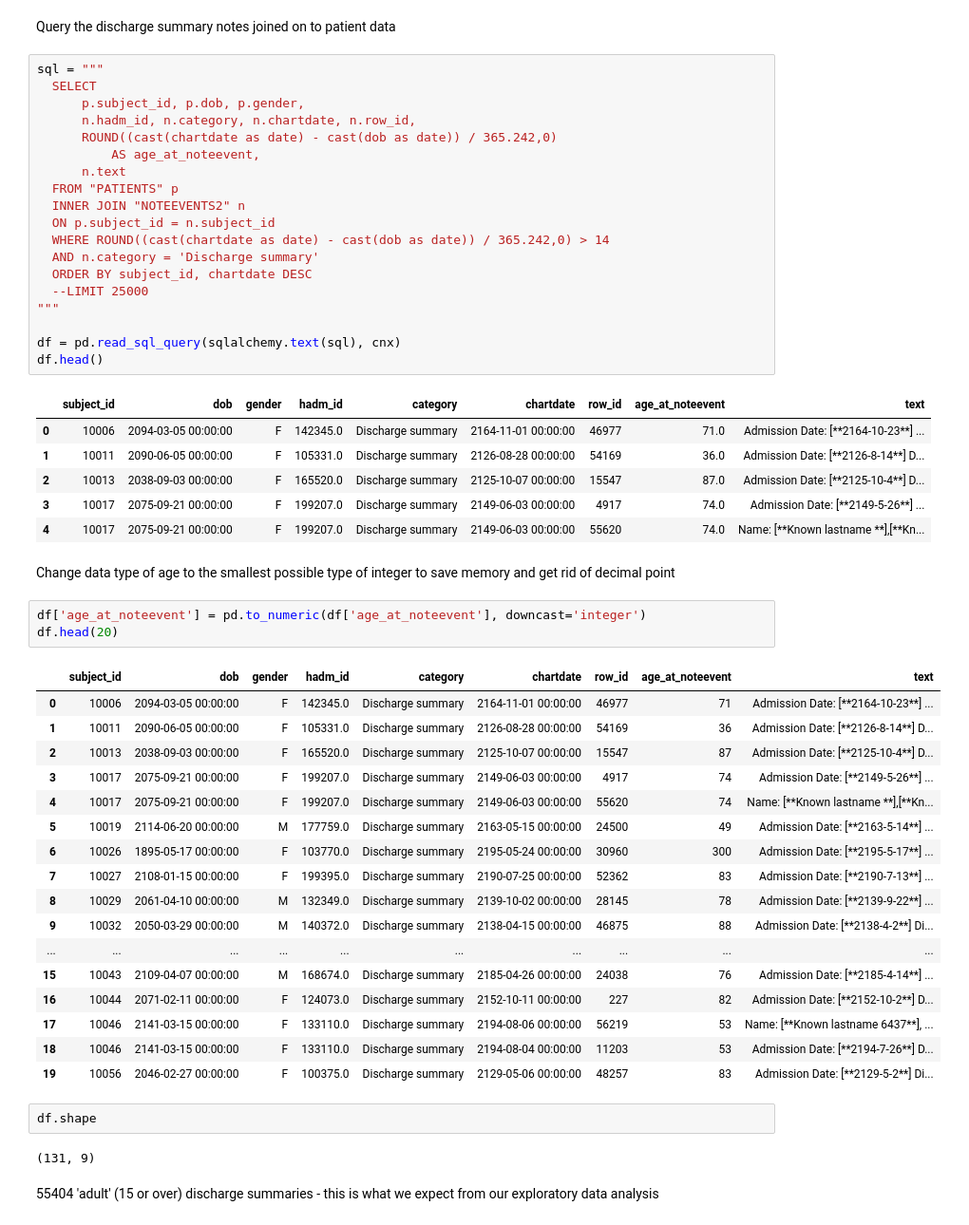
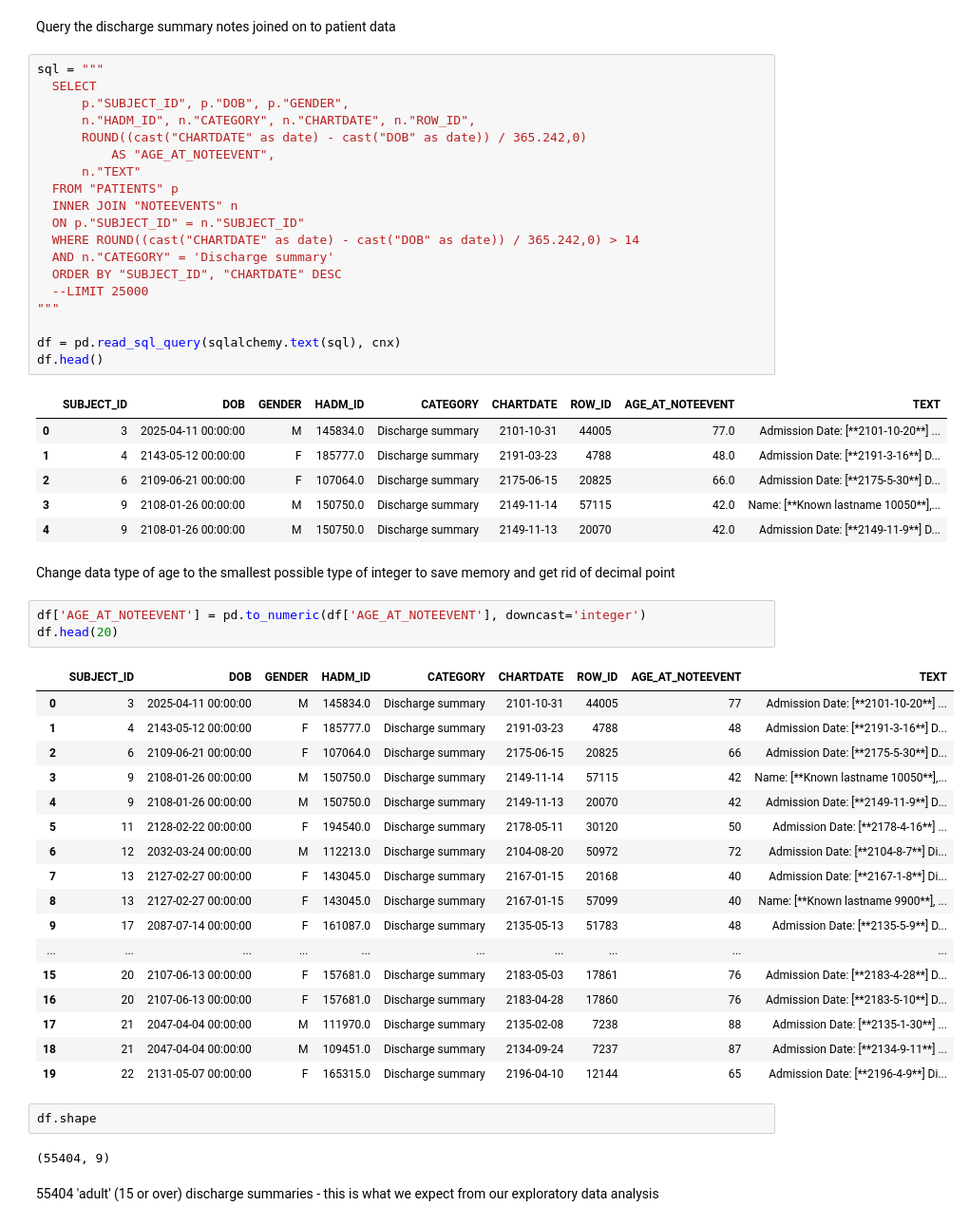
Before and after one commit to nehalb123/SyntheticMedicalDataGeneration, a Jupyter notebook: pre-process files/03_preprocess_discharge_summaries.ipynb, the cells around one changed output. Shown: that part at 95% size. Saved outputs shown, nothing was run; the diff lists cells and outputs as text.

```diff
--- a/pre-process files/03_preprocess_discharge_summaries.ipynb
+++ b/pre-process files/03_preprocess_discharge_summaries.ipynb
@@ -75,56 +77,56 @@ Query the discharge summary notes joined on to patient data
 # %%
 sql = """
   SELECT
-      p.subject_id, p.dob, p.gender,
-      n.hadm_id, n.category, n.chartdate, n.row_id,
-      ROUND((cast(chartdate as date) - cast(dob as date)) / 365.242,0)
-          AS age_at_noteevent,
-      n.text
+      p."SUBJECT_ID", p."DOB", p."GENDER",
+      n."HADM_ID", n."CATEGORY", n."CHARTDATE", n."ROW_ID",
+      ROUND((cast("CHARTDATE" as date) - cast("DOB" as date)) / 365.242,0)
+          AS "AGE_AT_NOTEEVENT",
+      n."TEXT"
   FROM "PATIENTS" p
-  INNER JOIN "NOTEEVENTS2" n
-  ON p.subject_id = n.subject_id
-  WHERE ROUND((cast(chartdate as date) - cast(dob as date)) / 365.242,0) > 14
-  AND n.category = 'Discharge summary'
-  ORDER BY subject_id, chartdate DESC
+  INNER JOIN "NOTEEVENTS" n
+  ON p."SUBJECT_ID" = n."SUBJECT_ID"
+  WHERE ROUND((cast("CHARTDATE" as date) - cast("DOB" as date)) / 365.242,0) > 14
+  AND n."CATEGORY" = 'Discharge summary'
+  ORDER BY "SUBJECT_ID", "CHARTDATE" DESC
   --LIMIT 25000
 """
 
 df = pd.read_sql_query(sqlalchemy.text(sql), cnx)
 df.head()
 # %% [output]
-|  | subject_id | dob | gender | hadm_id | category | chartdate | row_id | age_at_noteevent | text |
-| 0 | 10006 | 2094-03-05 00:00:00 | F | 142345.0 | Discharge summary | 2164-11-01 00:00:00 | 46977 | 71.0 | Admission Date: [**2164-10-23**] ... |
-| 1 | 10011 | 2090-06-05 00:00:00 | F | 105331.0 | Discharge summary | 2126-08-28 00:00:00 | 54169 | 36.0 | Admission Date: [**2126-8-14**] D... |
-| 2 | 10013 | 2038-09-03 00:00:00 | F | 165520.0 | Discharge summary | 2125-10-07 00:00:00 | 15547 | 87.0 | Admission Date: [**2125-10-4**] D... |
-| 3 | 10017 | 2075-09-21 00:00:00 | F | 199207.0 | Discharge summary | 2149-06-03 00:00:00 | 4917 | 74.0 | Admission Date: [**2149-5-26**] ... |
-| 4 | 10017 | 2075-09-21 00:00:00 | F | 199207.0 | Discharge summary | 2149-06-03 00:00:00 | 55620 | 74.0 | Name: [**Known lastname **],[**Kn... |
+|  | SUBJECT_ID | DOB | GENDER | HADM_ID | CATEGORY | CHARTDATE | ROW_ID | AGE_AT_NOTEEVENT | TEXT |
+| 0 | 3 | 2025-04-11 00:00:00 | M | 145834.0 | Discharge summary | 2101-10-31 | 44005 | 77.0 | Admission Date: [**2101-10-20**] ... |
+| 1 | 4 | 2143-05-12 00:00:00 | F | 185777.0 | Discharge summary | 2191-03-23 | 4788 | 48.0 | Admission Date: [**2191-3-16**] D... |
+| 2 | 6 | 2109-06-21 00:00:00 | F | 107064.0 | Discharge summary | 2175-06-15 | 20825 | 66.0 | Admission Date: [**2175-5-30**] D... |
+| 3 | 9 | 2108-01-26 00:00:00 | M | 150750.0 | Discharge summary | 2149-11-14 | 57115 | 42.0 | Name: [**Known lastname 10050**],... |
+| 4 | 9 | 2108-01-26 00:00:00 | M | 150750.0 | Discharge summary | 2149-11-13 | 20070 | 42.0 | Admission Date: [**2149-11-9**] D... |
 # %% [markdown]
 Change data type of age to the smallest possible type of integer to save memory and get rid of decimal point
 # %%
-df['age_at_noteevent'] = pd.to_numeric(df['age_at_noteevent'], downcast='integer')
+df['AGE_AT_NOTEEVENT'] = pd.to_numeric(df['AGE_AT_NOTEEVENT'], downcast='integer')
 df.head(20)
 # %% [output]
-|  | subject_id | dob | gender | hadm_id | category | chartdate | row_id | age_at_noteevent | text |
-| 0 | 10006 | 2094-03-05 00:00:00 | F | 142345.0 | Discharge summary | 2164-11-01 00:00:00 | 46977 | 71 | Admission Date: [**2164-10-23**] ... |
-| 1 | 10011 | 2090-06-05 00:00:00 | F | 105331.0 | Discharge summary | 2126-08-28 00:00:00 | 54169 | 36 | Admission Date: [**2126-8-14**] D... |
-| 2 | 10013 | 2038-09-03 00:00:00 | F | 165520.0 | Discharge summary | 2125-10-07 00:00:00 | 15547 | 87 | Admission Date: [**2125-10-4**] D... |
-| 3 | 10017 | 2075-09-21 00:00:00 | F | 199207.0 | Discharge summary | 2149-06-03 00:00:00 | 4917 | 74 | Admission Date: [**2149-5-26**] ... |
-| 4 | 10017 | 2075-09-21 00:00:00 | F | 199207.0 | Discharge summary | 2149-06-03 00:00:00 | 55620 | 74 | Name: [**Known lastname **],[**Kn... |
-| 5 | 10019 | 2114-06-20 00:00:00 | M | 177759.0 | Discharge summary | 2163-05-15 00:00:00 | 24500 | 49 | Admission Date: [**2163-5-14**] ... |
-| 6 | 10026 | 1895-05-17 00:00:00 | F | 103770.0 | Discharge summary | 2195-05-24 00:00:00 | 30960 | 300 | Admission Date: [**2195-5-17**] ... |
-| 7 | 10027 | 2108-01-15 00:00:00 | F | 199395.0 | Discharge summary | 2190-07-25 00:00:00 | 52362 | 83 | Admission Date: [**2190-7-13**] ... |
-| 8 | 10029 | 2061-04-10 00:00:00 | M | 132349.0 | Discharge summary | 2139-10-02 00:00:00 | 28145 | 78 | Admission Date: [**2139-9-22**] ... |
-| 9 | 10032 | 2050-03-29 00:00:00 | M | 140372.0 | Discharge summary | 2138-04-15 00:00:00 | 46875 | 88 | Admission Date: [**2138-4-2**] Di... |
+|  | SUBJECT_ID | DOB | GENDER | HADM_ID | CATEGORY | CHARTDATE | ROW_ID | AGE_AT_NOTEEVENT | TEXT |
+| 0 | 3 | 2025-04-11 00:00:00 | M | 145834.0 | Discharge summary | 2101-10-31 | 44005 | 77 | Admission Date: [**2101-10-20**] ... |
+| 1 | 4 | 2143-05-12 00:00:00 | F | 185777.0 | Discharge summary | 2191-03-23 | 4788 | 48 | Admission Date: [**2191-3-16**] D... |
+| 2 | 6 | 2109-06-21 00:00:00 | F | 107064.0 | Discharge summary | 2175-06-15 | 20825 | 66 | Admission Date: [**2175-5-30**] D... |
+| 3 | 9 | 2108-01-26 00:00:00 | M | 150750.0 | Discharge summary | 2149-11-14 | 57115 | 42 | Name: [**Known lastname 10050**],... |
+| 4 | 9 | 2108-01-26 00:00:00 | M | 150750.0 | Discharge summary | 2149-11-13 | 20070 | 42 | Admission Date: [**2149-11-9**] D... |
+| 5 | 11 | 2128-02-22 00:00:00 | F | 194540.0 | Discharge summary | 2178-05-11 | 30120 | 50 | Admission Date: [**2178-4-16**] ... |
+| 6 | 12 | 2032-03-24 00:00:00 | M | 112213.0 | Discharge summary | 2104-08-20 | 50972 | 72 | Admission Date: [**2104-8-7**] Di... |
+| 7 | 13 | 2127-02-27 00:00:00 | F | 143045.0 | Discharge summary | 2167-01-15 | 20168 | 40 | Admission Date: [**2167-1-8**] Di... |
+| 8 | 13 | 2127-02-27 00:00:00 | F | 143045.0 | Discharge summary | 2167-01-15 | 57099 | 40 | Name: [**Known lastname 9900**], ... |
+| 9 | 17 | 2087-07-14 00:00:00 | F | 161087.0 | Discharge summary | 2135-05-13 | 51783 | 48 | Admission Date: [**2135-5-9**] D... |
 | ... | ... | ... | ... | ... | ... | ... | ... | ... | ... |
-| 15 | 10043 | 2109-04-07 00:00:00 | M | 168674.0 | Discharge summary | 2185-04-26 00:00:00 | 24038 | 76 | Admission Date: [**2185-4-14**] ... |
-| 16 | 10044 | 2071-02-11 00:00:00 | F | 124073.0 | Discharge summary | 2152-10-11 00:00:00 | 227 | 82 | Admission Date: [**2152-10-2**] D... |
-| 17 | 10046 | 2141-03-15 00:00:00 | F | 133110.0 | Discharge summary | 2194-08-06 00:00:00 | 56219 | 53 | Name: [**Known lastname 6437**], ... |
-| 18 | 10046 | 2141-03-15 00:00:00 | F | 133110.0 | Discharge summary | 2194-08-04 00:00:00 | 11203 | 53 | Admission Date: [**2194-7-26**] D... |
-| 19 | 10056 | 2046-02-27 00:00:00 | F | 100375.0 | Discharge summary | 2129-05-06 00:00:00 | 48257 | 83 | Admission Date: [**2129-5-2**] Di... |
+| 15 | 20 | 2107-06-13 00:00:00 | F | 157681.0 | Discharge summary | 2183-05-03 | 17861 | 76 | Admission Date: [**2183-4-28**] D... |
+| 16 | 20 | 2107-06-13 00:00:00 | F | 157681.0 | Discharge summary | 2183-04-28 | 17860 | 76 | Admission Date: [**2183-5-10**] D... |
+| 17 | 21 | 2047-04-04 00:00:00 | M | 111970.0 | Discharge summary | 2135-02-08 | 7238 | 88 | Admission Date: [**2135-1-30**] ... |
+| 18 | 21 | 2047-04-04 00:00:00 | M | 109451.0 | Discharge summary | 2134-09-24 | 7237 | 87 | Admission Date: [**2134-9-11**] ... |
+| 19 | 22 | 2131-05-07 00:00:00 | F | 165315.0 | Discharge summary | 2196-04-10 | 12144 | 65 | Admission Date: [**2196-4-9**] Di... |
 # %%
 df.shape
 # %% [output]
-(131, 9)
+(55404, 9)
 # %% [markdown]
 55404 'adult' (15 or over) discharge summaries - this is what we expect from our exploratory data analysis
 # %% [markdown]
```
Also changed, not shown: parts of 23 cells of this notebook, 1 other file.
